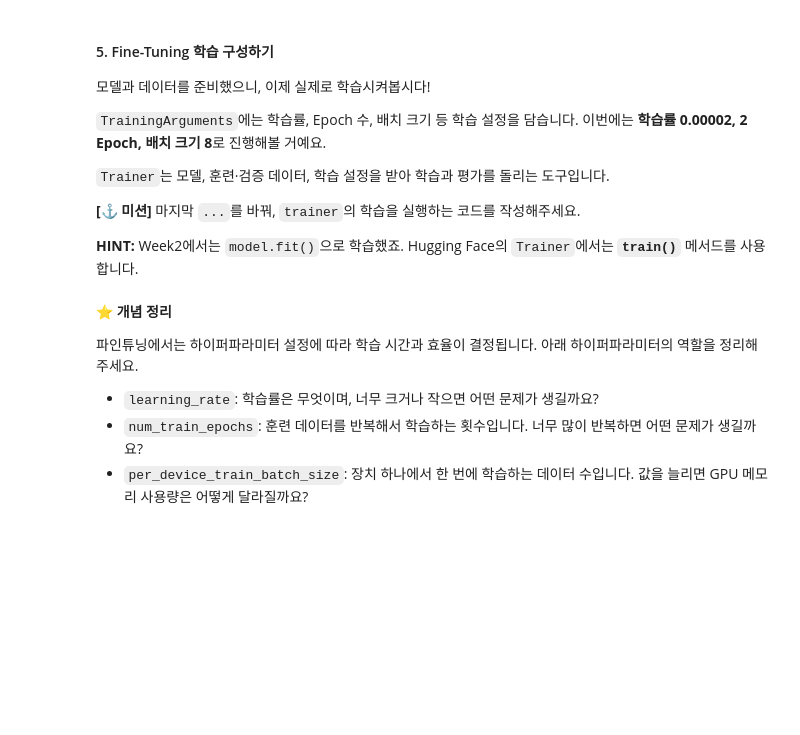
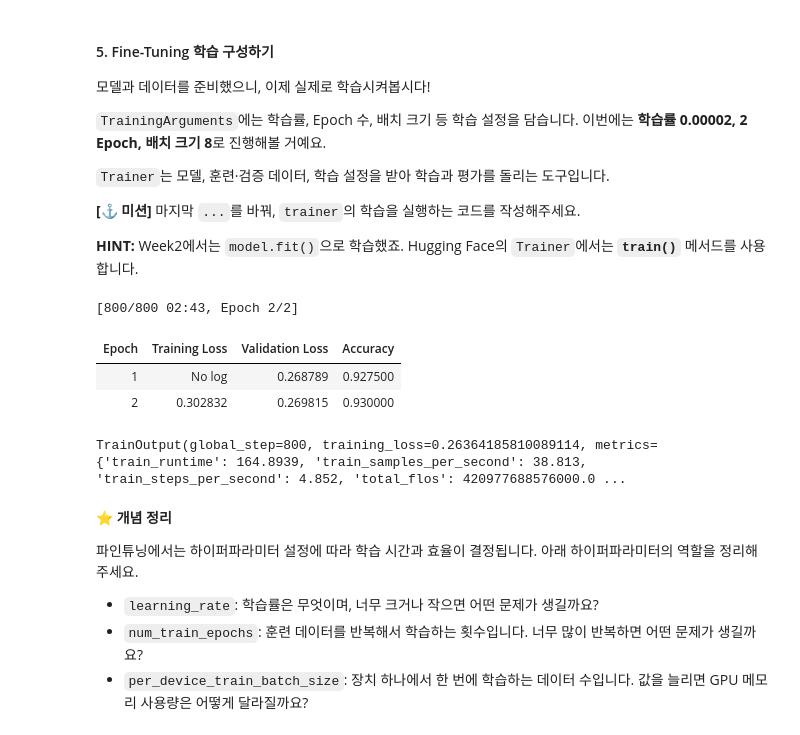
Before and after one commit to gdg-hongik-univ-program/gdg-7th-ai-mission, a Jupyter notebook: week4/week4_mission.ipynb, the cells around one changed output. Cells and saved outputs as stored; diff of their text form; code cells hidden in the pictures; blank space fills up the shorter version.

```diff
--- a/week4/week4_mission.ipynb
+++ b/week4/week4_mission.ipynb
@@ -285,34 +329,40 @@ def compute_metrics(eval_pred):
     return {'accuracy': float(np.mean(predictions == labels))}
 
 # [제공 코드] 학습 설정을 준비합니다.
 training_args = TrainingArguments(
     output_dir=str(TRAIN_DIR),
     learning_rate=2e-5,
     num_train_epochs=2,
     per_device_train_batch_size=8,
     per_device_eval_batch_size=8,
     eval_strategy='epoch',
     save_strategy='no',
     report_to='none',
     seed=SEED,
     data_seed=SEED,
     dataloader_num_workers=0,
     dataloader_pin_memory=torch.cuda.is_available(),
     use_cpu=not torch.cuda.is_available(),  # 로컬에서는 CPU, Colab GPU에서는 CUDA 사용
 )
 
 # [제공 코드] 모델, 데이터, 평가 함수를 Trainer에 전달합니다.
 trainer = Trainer(
     model=model, # 모델
     args=training_args, # 학습 설정
     train_dataset=tokenized_train,# 훈련용 데이터셋
     eval_dataset=tokenized_validation, # 검증용 데이터셋
     processing_class=tokenizer,# 토크나이저
     compute_metrics=compute_metrics, # 평가함수
 )
 
 # [⚓️ 미션] trainer의 파인튜닝 학습을 실행해주세요.
-...
+trainer.train()
+# %% [output]
+[800/800 02:43, Epoch 2/2]
+| Epoch | Training Loss | Validation Loss | Accuracy |
+| 1 | No log | 0.268789 | 0.927500 |
+| 2 | 0.302832 | 0.269815 | 0.930000 |
+TrainOutput(global_step=800, training_loss=0.26364185810089114, metrics={'train_runtime': 164.8939, 'train_samples_per_second': 38.813, 'train_steps_per_second': 4.852, 'total_flos': 420977688576000.0 ...
 # %% [markdown]
 **⭐️ 개념 정리**
 
```
Also changed, not shown: parts of 23 cells of this notebook.
